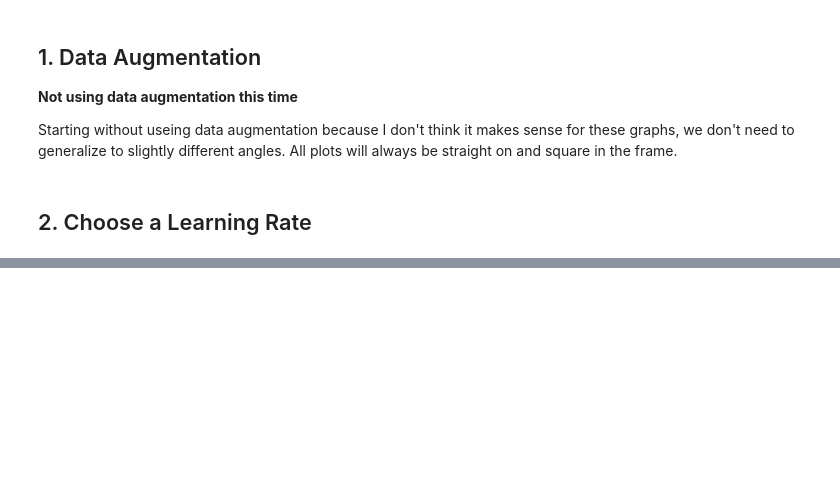
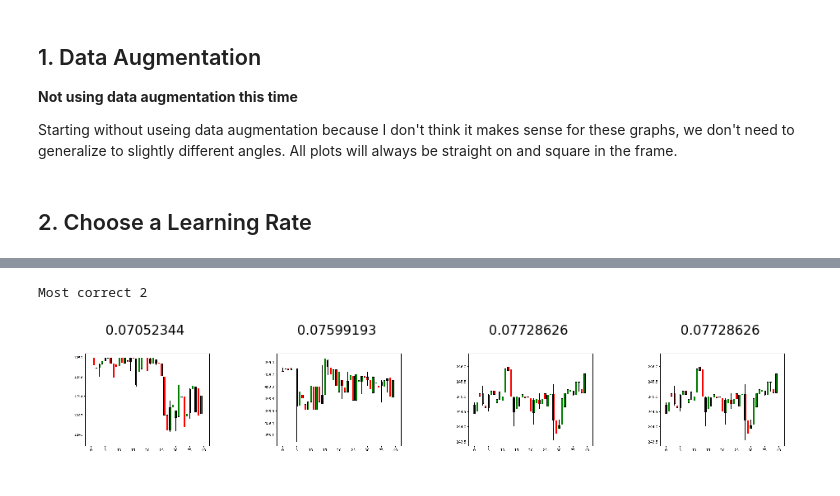
Before and after one commit to mcorrig4/deep-learning-bitcoin, a Jupyter notebook: market-movement-classification.ipynb, the cells around one changed output, grey strips where cells are left out. Saved outputs shown, nothing was run; the diff lists cells and outputs as text; code cells hidden in the pictures; blank space fills up the shorter version.

```diff
--- a/market-movement-classification.ipynb
+++ b/market-movement-classification.ipynb
@@ -69,0 +204,5 @@ learn.sched.plot()
+# %%
+plot_val_with_title(most_by_correct(2, True), "Most correct 2")
+# %% [output]
+Most correct 2
+[figure, added]
```
Also changed, not shown: parts of 24 cells of this notebook, 2 other files.
